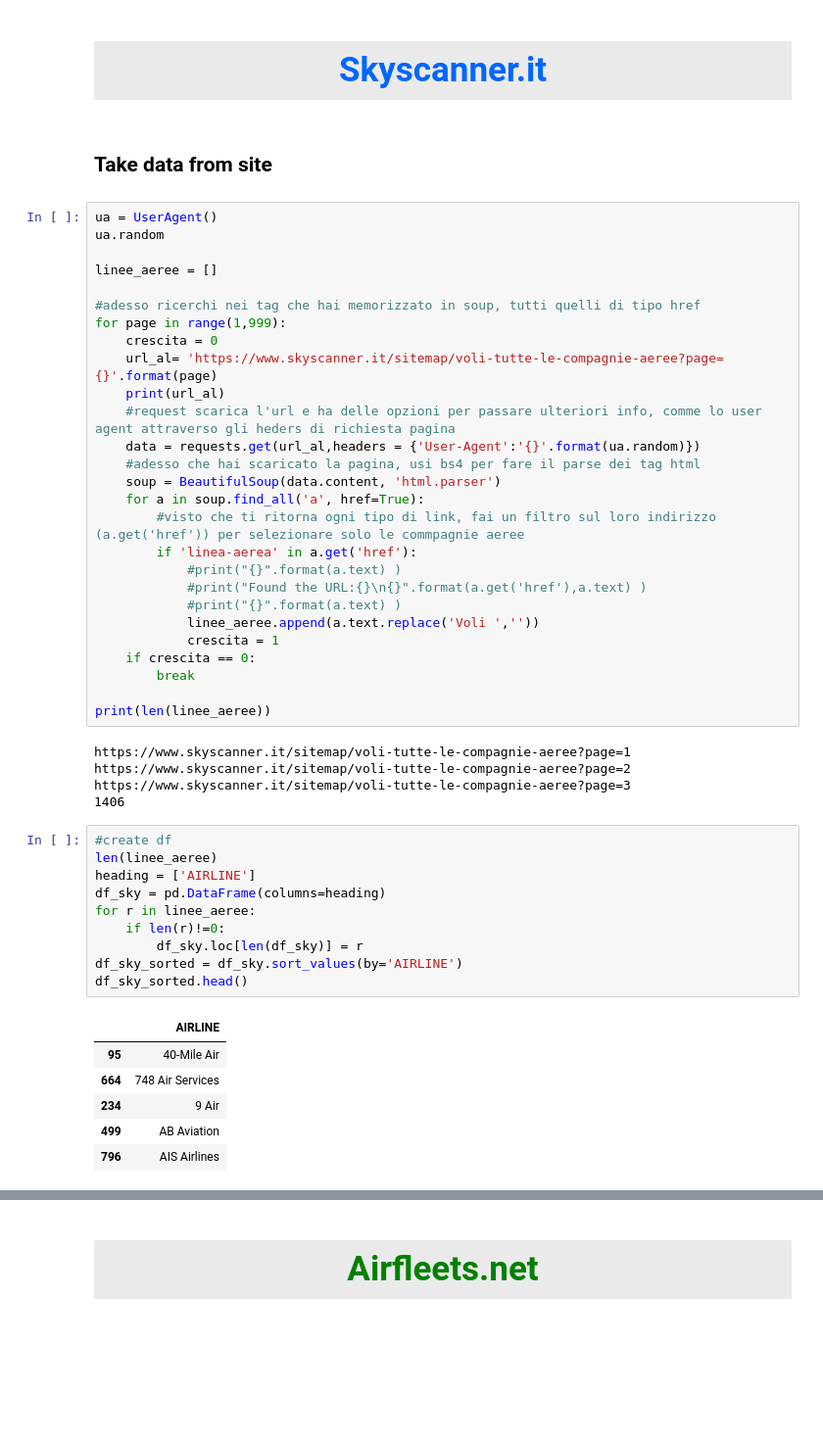
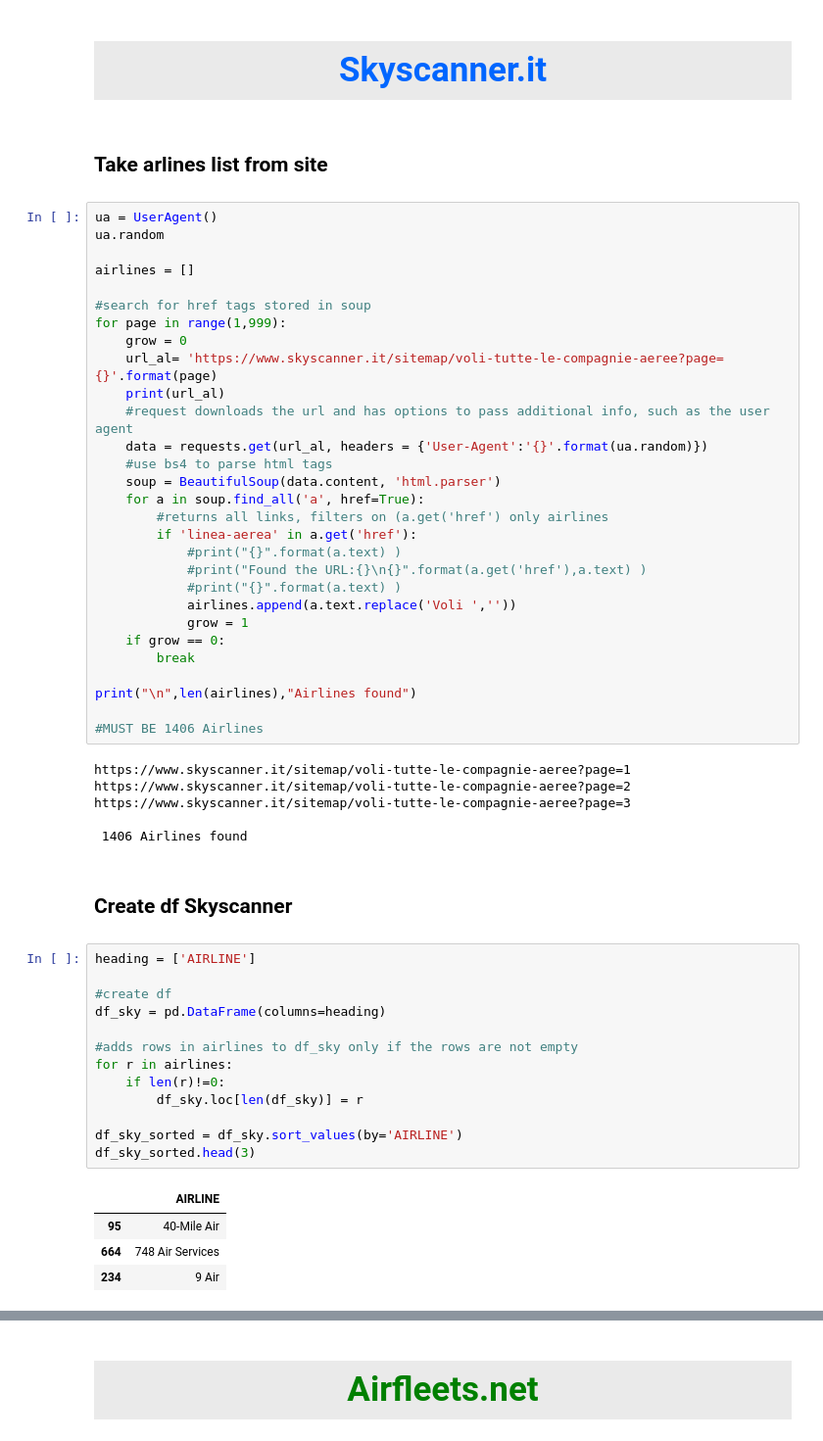
Before and after one commit to Laura1385/projectaircraft_api, a Jupyter notebook: main.ipynb, the cells around one changed output, grey strips where cells are left out. Shown: that part at 98% size. Drawn from its saved outputs; the diff is of its cells as text; blank space fills up the shorter version.

```diff
--- a/main.ipynb
+++ b/main.ipynb
@@ -86,54 +96,61 @@ warnings.filterwarnings('ignore')
 <h1 style="background-color:#eaeaea;font-family:Calibri;color:#0066ff;font-size:250%;text-align:center;border-radius: 50px;padding:10px 30px">Skyscanner.it</h1>
 # %% [markdown]
 <a id = '2.1'></a>
-<h1 style="font-size: 150%;">Take data from site </h1>
+<h1 style="font-size: 150%;">Take arlines list from site </h1>
 # %%
 ua = UserAgent()
 ua.random
 
-linee_aeree = []
+airlines = []
 
-#adesso ricerchi nei tag che hai memorizzato in soup, tutti quelli di tipo href
+#search for href tags stored in soup
 for page in range(1,999):
-    crescita = 0
+    grow = 0
     url_al= 'https://www.skyscanner.it/sitemap/voli-tutte-le-compagnie-aeree?page={}'.format(page)
     print(url_al)
-    #request scarica l'url e ha delle opzioni per passare ulteriori info, comme lo user agent attraverso gli heders di richiesta pagina
-    data = requests.get(url_al,headers = {'User-Agent':'{}'.format(ua.random)})
-    #adesso che hai scaricato la pagina, usi bs4 per fare il parse dei tag html
+    #request downloads the url and has options to pass additional info, such as the user agent
+    data = requests.get(url_al, headers = {'User-Agent':'{}'.format(ua.random)})
+    #use bs4 to parse html tags
     soup = BeautifulSoup(data.content, 'html.parser')
     for a in soup.find_all('a', href=True):
-        #visto che ti ritorna ogni tipo di link, fai un filtro sul loro indirizzo (a.get('href')) per selezionare solo le commpagnie aeree
+        #returns all links, filters on (a.get('href') only airlines
         if 'linea-aerea' in a.get('href'):
             #print("{}".format(a.text) )
             #print("Found the URL:{}\n{}".format(a.get('href'),a.text) )
             #print("{}".format(a.text) )
-            linee_aeree.append(a.text.replace('Voli ',''))
-            crescita = 1
-    if crescita == 0:
+            airlines.append(a.text.replace('Voli ',''))
+            grow = 1
+    if grow == 0:
         break
 
-print(len(linee_aeree))
+print("\n",len(airlines),"Airlines found")
+
+#MUST BE 1406 Airlines
 # %% [output]
 https://www.skyscanner.it/sitemap/voli-tutte-le-compagnie-aeree?page=1
 https://www.skyscanner.it/sitemap/voli-tutte-le-compagnie-aeree?page=2
 https://www.skyscanner.it/sitemap/voli-tutte-le-compagnie-aeree?page=3
-1406
+
+ 1406 Airlines found
+# %% [markdown]
+<a id = '2.2'></a>
+<h1 style="font-size: 150%;">Create df Skyscanner </h1>
 # %%
+heading = ['AIRLINE']
+
 #create df
-len(linee_aeree)
-heading = ['AIRLINE']
 df_sky = pd.DataFrame(columns=heading)
-for r in linee_aeree:
+
+#adds rows in airlines to df_sky only if the rows are not empty
+for r in airlines:
     if len(r)!=0:
         df_sky.loc[len(df_sky)] = r
+
 df_sky_sorted = df_sky.sort_values(by='AIRLINE')
-df_sky_sorted.head()
+df_sky_sorted.head(3)
 # %% [output]
 |  | AIRLINE |
 | 95 | 40-Mile Air |
 | 664 | 748 Air Services |
 | 234 | 9 Air |
-| 499 | AB Aviation |
-| 796 | AIS Airlines |
 # %%
```
Also changed, not shown: parts of 63 cells of this notebook, 22 other files.
